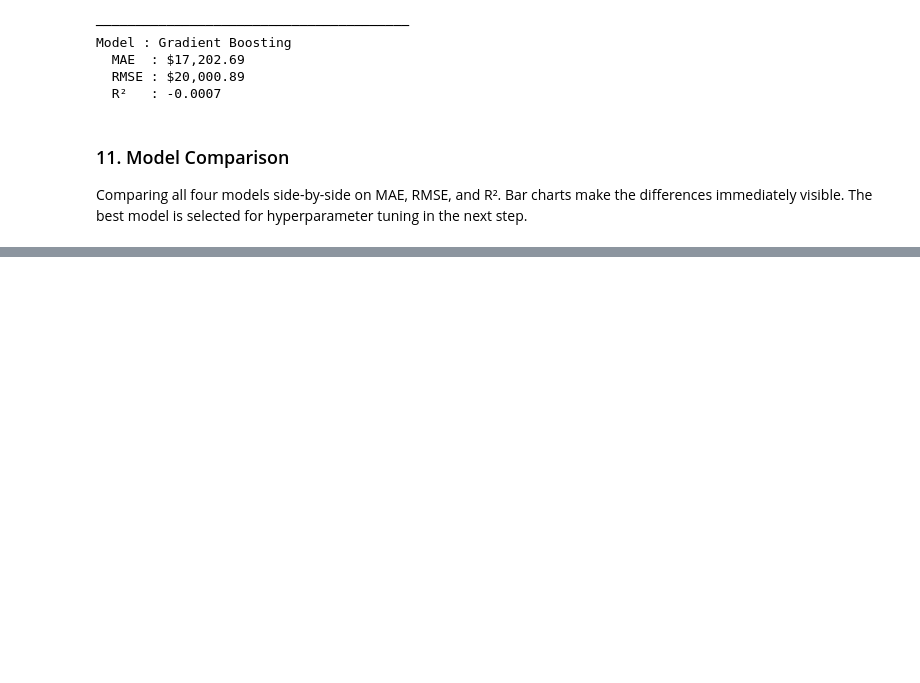
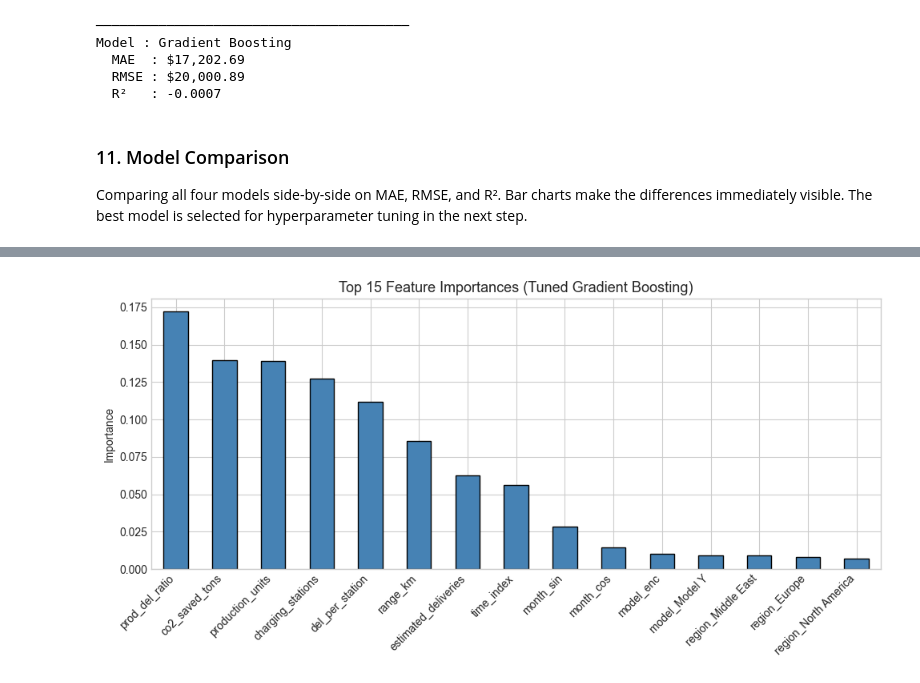
Before and after one commit to satyam294/CT-CEI-DS-2026, a Jupyter notebook: week2_Satyam_Chand/week2_Satyam_Chand.ipynb, the cells around one changed output, grey strips where cells are left out. Drawn from its saved outputs; the diff is of its cells as text; code cells hidden in the pictures; blank space fills up the shorter version.

Commit message:
week2: hyperparameter tuning and time series forecasting

```diff
--- a/week2_Satyam_Chand/week2_Satyam_Chand.ipynb
+++ b/week2_Satyam_Chand/week2_Satyam_Chand.ipynb
@@ -416,0 +428,24 @@ Gradient Boosting  17202.69  20000.89 -0.00
+# %%
+param_grid = {
+    'n_estimators': [100, 200],
+    'learning_rate': [0.05, 0.1],
+    'max_depth': [3, 5],
+    'min_samples_split': [2, 5]
+}
+
+grid_search = GridSearchCV(
+    GradientBoostingRegressor(random_state=42),
+    param_grid,
+    cv=5,
+    scoring='r2',
+    n_jobs=-1,
+    verbose=1
+)
+grid_search.fit(X_train_sc, y_train)
+
+print("Best Parameters:", grid_search.best_params_)
+print("Best CV R²:", round(grid_search.best_score_, 4))
+
+best_gb = grid_search.best_estimator_
+y_pred_best = best_gb.predict(X_test_sc)
+results.append(evaluate("Gradient Boosting (Tuned)", y_test, y_pred_best))
@@ -416,0 +467,13 @@ Gradient Boosting  17202.69  20000.89 -0.00
+# %%
+importances = best_gb.feature_importances_
+feat_imp = pd.Series(importances, index=feature_cols).sort_values(ascending=False).head(15)
+
+plt.figure(figsize=(10, 5))
+feat_imp.plot(kind='bar', color='steelblue', edgecolor='black')
+plt.title("Top 15 Feature Importances (Tuned Gradient Boosting)", fontsize=13)
+plt.ylabel("Importance")
+plt.xticks(rotation=45, ha='right')
+plt.tight_layout()
+plt.show()
+# %% [output]
+[figure, added]
```
Also changed, not shown: parts of 16 cells of this notebook.
